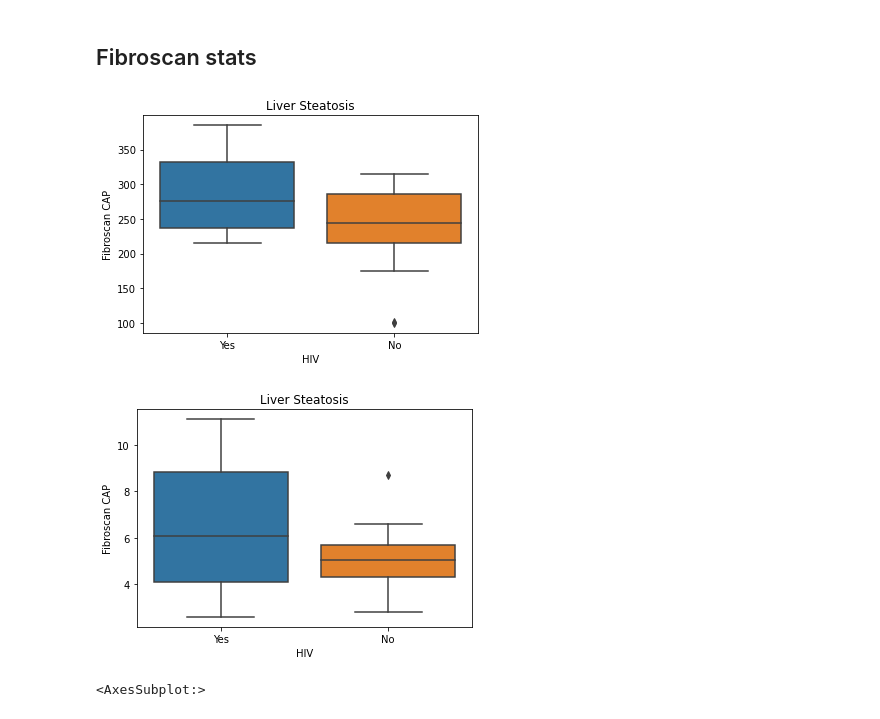
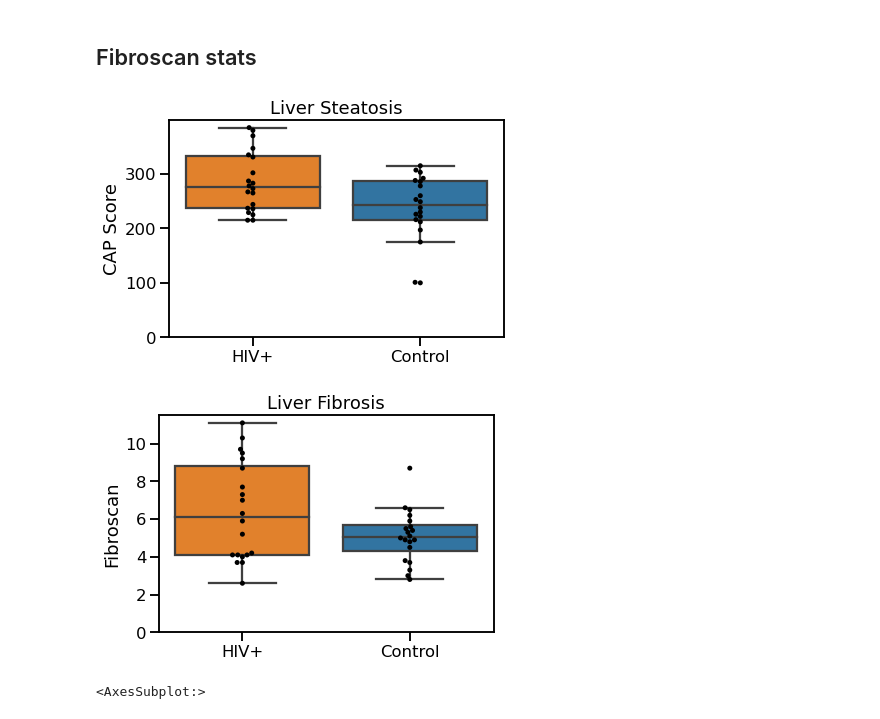
Before and after one commit to sterrettJD/HIV-microbiome, a Jupyter notebook: Analysis.ipynb, the cells around one changed output. Cells and saved outputs as stored; diff of their text form; code cells hidden in the pictures.

```diff
--- a/Analysis.ipynb
+++ b/Analysis.ipynb
@@ -743,15 +813,30 @@ plt.tight_layout()
 # %%
-ax = sns.boxplot(x="HIV", y="Fibroscan", data=metadata)
-ax.set(ylabel="Fibroscan CAP", title="Liver Steatosis")
+ax = sns.boxplot(x="HIV", y="Fibroscan", data=metadata,
+                 palette=["tab:orange", "tab:blue"],
+                 showfliers=False)
+ax = sns.swarmplot(x="HIV", y="Fibroscan", data=metadata,
+                   palette=["black"])
+
+ax.set(ylabel="CAP Score", title="Liver Steatosis",
+       xlabel=None, xticklabels=["HIV+", "Control"],
+       ylim=0)
+plt.savefig("figures/steatosis_HIV.svg", transparent=True, bbox_inches="tight")
 plt.show()
 # %% [output]
-[figure, old version]
+[figure, new version]
 # %%
-ax = sns.boxplot(x="HIV", y="Fibroscan_2", data=metadata)
-ax.set(ylabel="Fibroscan CAP", title="Liver Steatosis")
+ax = sns.boxplot(x="HIV", y="Fibroscan_2", data=metadata,
+                 palette=["tab:orange", "tab:blue"],
+                 showfliers=False)
+ax = sns.swarmplot(x="HIV", y="Fibroscan_2", data=metadata,
+                   palette=["black"])
+ax.set(ylabel="Fibroscan", title="Liver Fibrosis",
+       xlabel=None, xticklabels=["HIV+", "Control"],
+       ylim=0)
+plt.savefig("figures/fibrosis_HIV.svg", transparent=True, bbox_inches="tight")
 plt.show()
 # %% [output]
-[figure, old version]
+[figure, new version]
 # %%
 metadata["Fibroscan"].hist()
 # %% [output]
```
Also changed, not shown: parts of 24 cells of this notebook.
